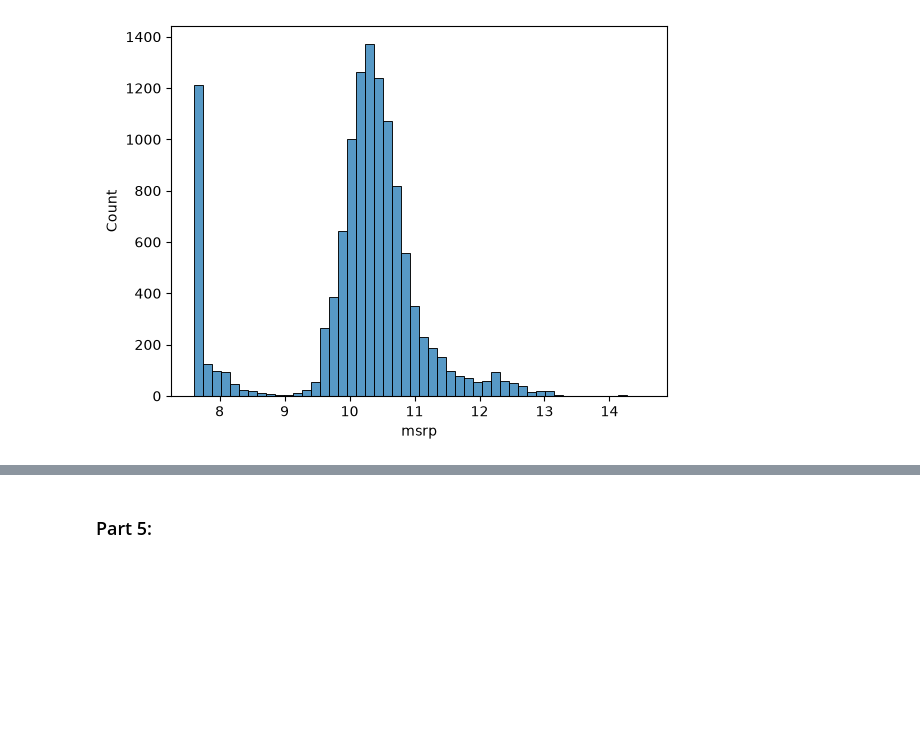
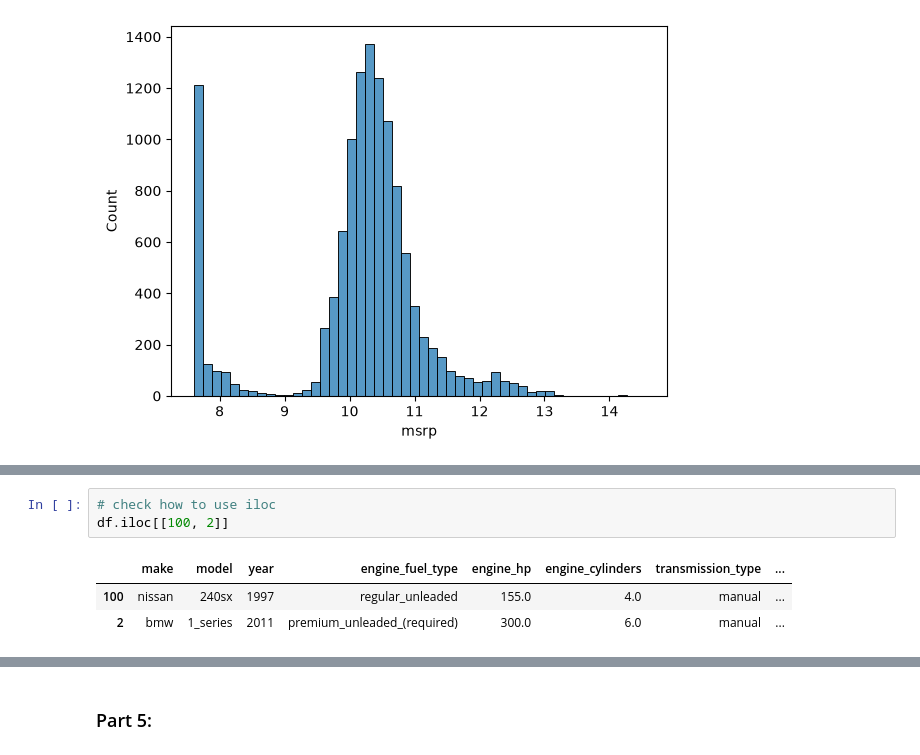
Before and after one commit to besteekmen/ML-ZoomCamp-Outputs, a Jupyter notebook: module2_regression/module2.ipynb, the cells around one changed output, grey strips where cells are left out. Cells and saved outputs as stored; diff of their text form; blank space fills up the shorter version.

```diff
--- a/module2_regression/module2.ipynb
+++ b/module2_regression/module2.ipynb
@@ -158,0 +173,7 @@ Applying log transformation returns normal distribution, which helps model work
+# %%
+# check how to use iloc
+df.iloc[[100, 2]]
+# %% [output]
+|  | make | model | year | engine_fuel_type | engine_hp | engine_cylinders | transmission_type | ... |
+| 100 | nissan | 240sx | 1997 | regular_unleaded | 155.0 | 4.0 | manual | ... |
+| 2 | bmw | 1_series | 2011 | premium_unleaded_(required) | 300.0 | 6.0 | manual | ... |
```
Also changed, not shown: parts of 6 cells of this notebook.
